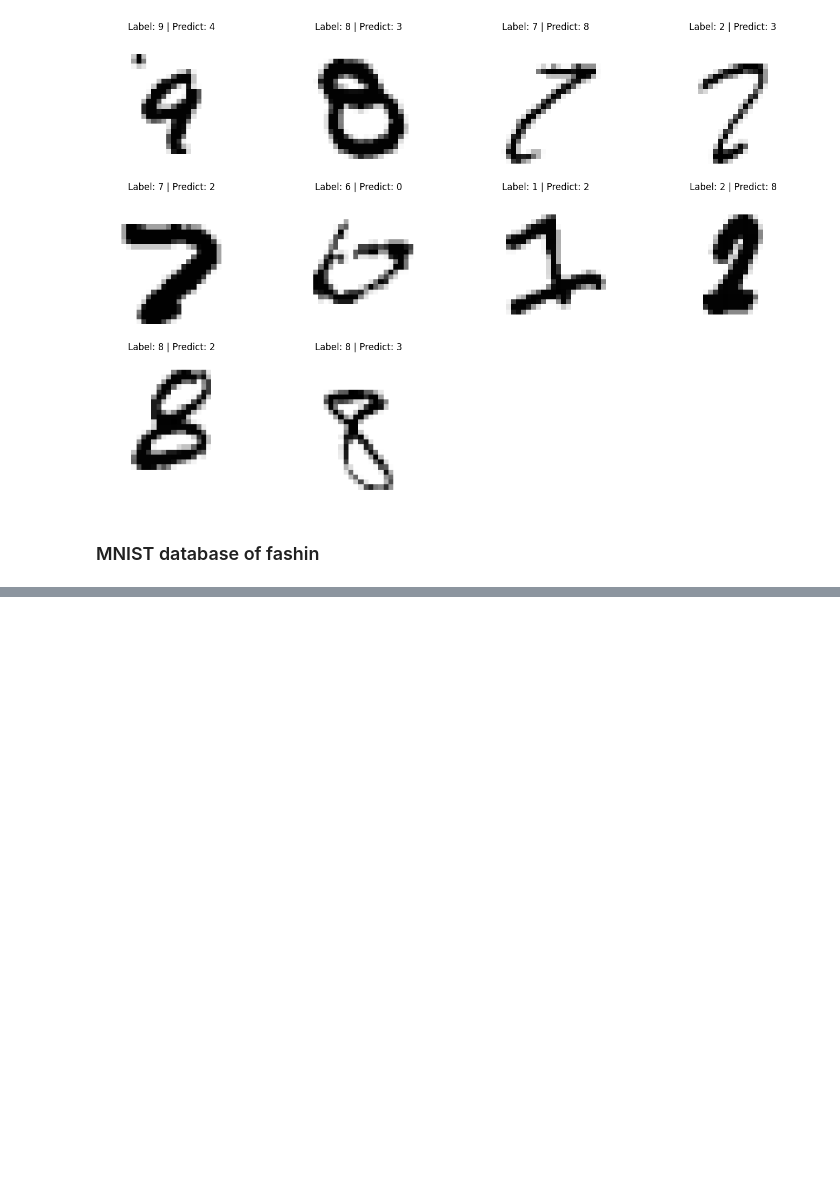
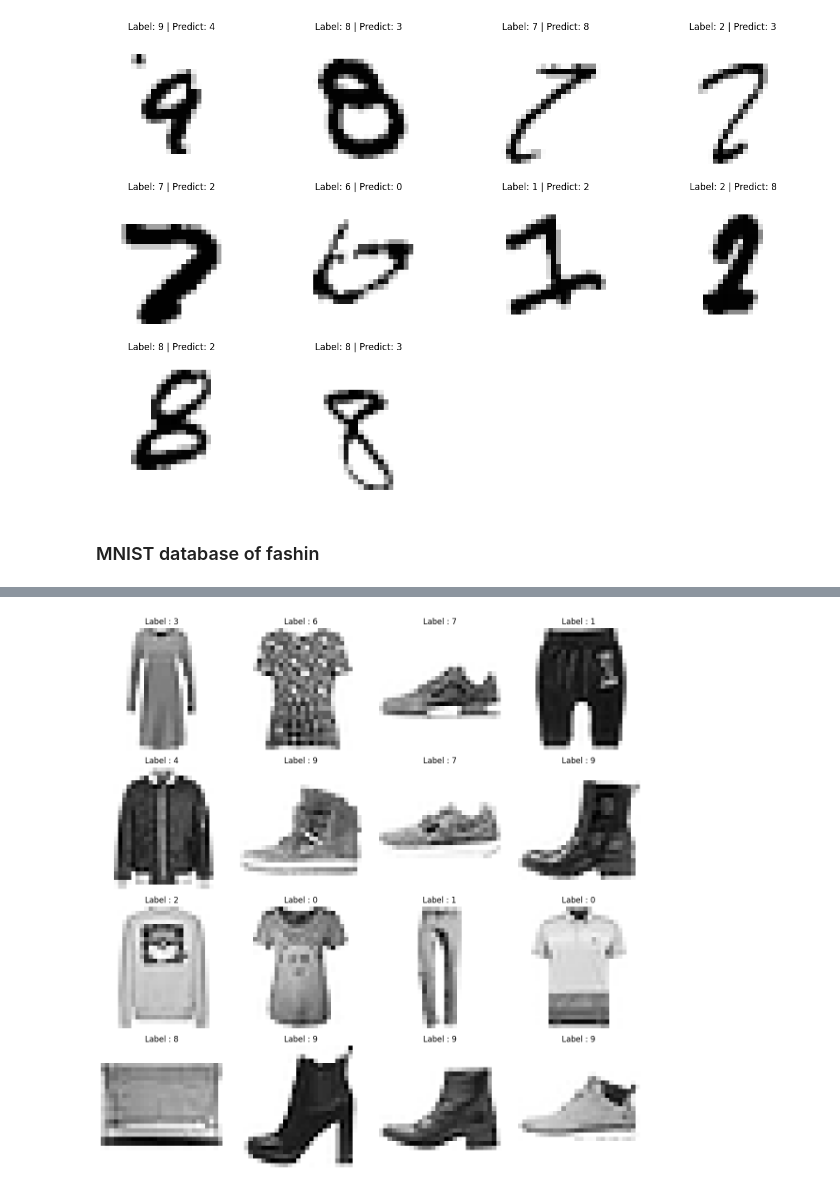
Before and after one commit to Jyundev/ML_DL_STUDY, a Jupyter notebook: deep_learning/03_MNIST.ipynb, the cells around one changed output, grey strips where cells are left out. Saved outputs shown, nothing was run; the diff lists cells and outputs as text; code cells hidden in the pictures; blank space fills up the shorter version.

Commit message:
mnist fashion dataset

```diff
--- a/deep_learning/03_MNIST.ipynb
+++ b/deep_learning/03_MNIST.ipynb
@@ -133,3 +133,8 @@ plt.show()
 [figure]
 # %% [markdown]
 ###  MNIST database of fashin
+# %%
+fashion_mnist = tf.keras.datasets.fashion_mnist
+
+(X_train, y_train), (X_test, y_test) = fashion_mnist.load_data()
+X_train, X_test = X_train/255, X_test/255
@@ -135,0 +150,15 @@ plt.show()
+# %%
+samples = random.choices(population=range(0, len(y_train)), k=16)
+# %%
+plt.figure(figsize=(12, 12))
+
+for idx, n in enumerate(samples):
+  plt.subplot(4, 4, idx+1)
+  plt.imshow(X_train[n].reshape(28,28), cmap='Greys')
+  plt.title('Label : '+str(y_train[n]))
+  plt.axis('off')
+
+plt.tight_layout()
+plt.show()
+# %% [output]
+[figure, added]
```
Also changed, not shown: parts of 4 cells of this notebook.
